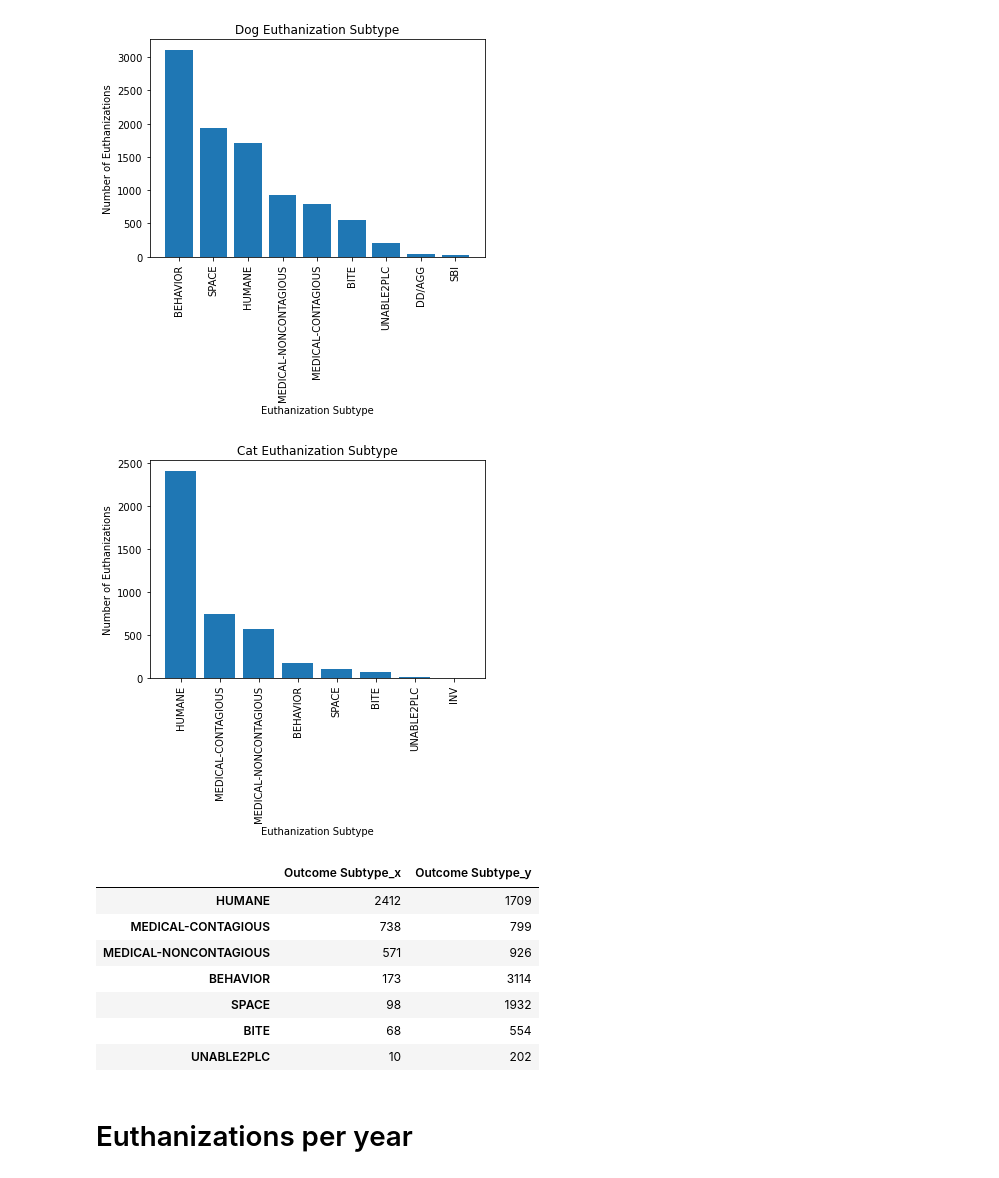
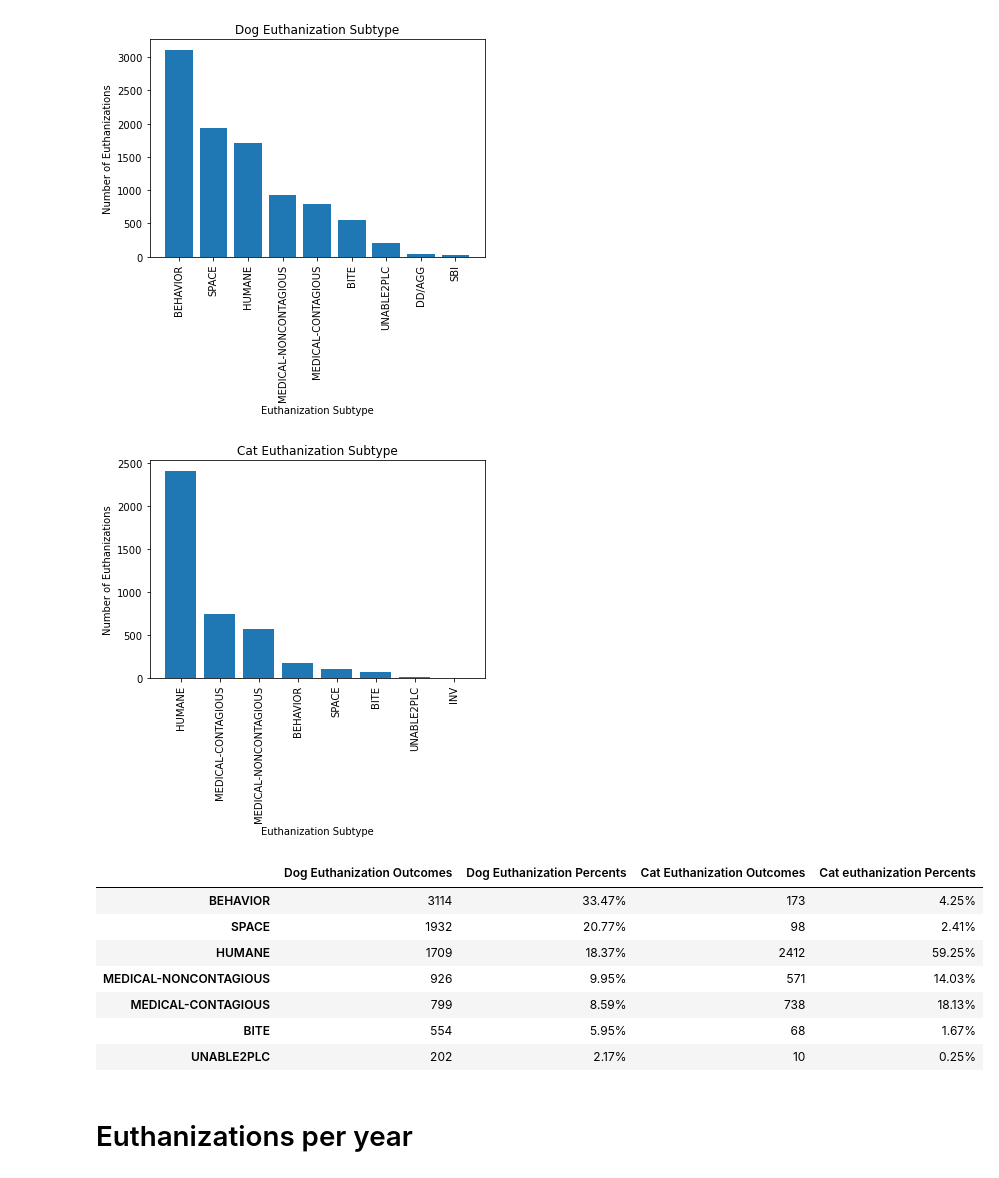
Before and after one commit to jconcha56429/Project1, a Jupyter notebook: Euthanization/Euthanization.ipynb, the cells around one changed output. Cells and saved outputs as stored; diff of their text form; code cells hidden in the pictures.

```diff
--- a/Euthanization/Euthanization.ipynb
+++ b/Euthanization/Euthanization.ipynb
@@ -94,25 +100,35 @@ plt.show()
 # %%
 # cat by euthanization subtype
 sub_cat = sub_euth.loc[sub_euth['Animal Type'] == 'CAT']
 sub_cat_count = sub_cat['Outcome Subtype'].value_counts()
 plt.bar(sub_cat_count.index, sub_cat_count)
 plt.xticks(rotation=90)
 plt.title('Cat Euthanization Subtype')
 plt.xlabel('Euthanization Subtype')
 plt.ylabel('Number of Euthanizations')
 plt.show()
-merge = pd.merge(sub_cat_count,sub_dog_count,left_index= True,right_index= True)
-merge
+# cat and dog by euthanization subtype and percentage
+cat_percent = pd.DataFrame(round((sub_cat_count)/(sub_cat_count.sum())*100,2))
+cat_percent['Outcome Subtype'] = cat_percent['Outcome Subtype'].astype(str) + '%'
+dog_percent = pd.DataFrame(round((sub_dog_count)/(sub_dog_count.sum())*100,2))
+dog_percent['Outcome Subtype'] = dog_percent['Outcome Subtype'].astype(str) + '%'
+cat_breed_outcomes = pd.merge(sub_cat_count,cat_percent,left_index= True,right_index= True)
+sub_dog_count=pd.DataFrame(sub_dog_count)
+dog_breed_outcomes = pd.merge(sub_dog_count,dog_percent,left_index=True,right_index=True)
+outcomes_combined = pd.merge(dog_breed_outcomes,cat_breed_outcomes,left_index=True,right_index=True)
+outcomes_combined.rename(columns={'Outcome Subtype_x_x':'Dog Euthanization Outcomes','Outcome Subtype_y_x':'Dog Euthanization Percents',
+                                 'Outcome Subtype_x_y':'Cat Euthanization Outcomes','Outcome Subtype_y_y':'Cat euthanization Percents'},inplace=True)
+outcomes_combined
 # %% [output]
 [figure]
-|  | Outcome Subtype_x | Outcome Subtype_y |
-| HUMANE | 2412 | 1709 |
-| MEDICAL-CONTAGIOUS | 738 | 799 |
-| MEDICAL-NONCONTAGIOUS | 571 | 926 |
-| BEHAVIOR | 173 | 3114 |
-| SPACE | 98 | 1932 |
-| BITE | 68 | 554 |
-| UNABLE2PLC | 10 | 202 |
+|  | Dog Euthanization Outcomes | Dog Euthanization Percents | Cat Euthanization Outcomes | Cat euthanization Percents |
+| BEHAVIOR | 3114 | 33.47% | 173 | 4.25% |
+| SPACE | 1932 | 20.77% | 98 | 2.41% |
+| HUMANE | 1709 | 18.37% | 2412 | 59.25% |
+| MEDICAL-NONCONTAGIOUS | 926 | 9.95% | 571 | 14.03% |
+| MEDICAL-CONTAGIOUS | 799 | 8.59% | 738 | 18.13% |
+| BITE | 554 | 5.95% | 68 | 1.67% |
+| UNABLE2PLC | 202 | 2.17% | 10 | 0.25% |
 # %% [markdown]
 # Euthanizations per year
 # %%
```
Also changed, not shown: parts of 13 cells of this notebook, 12 other files.
